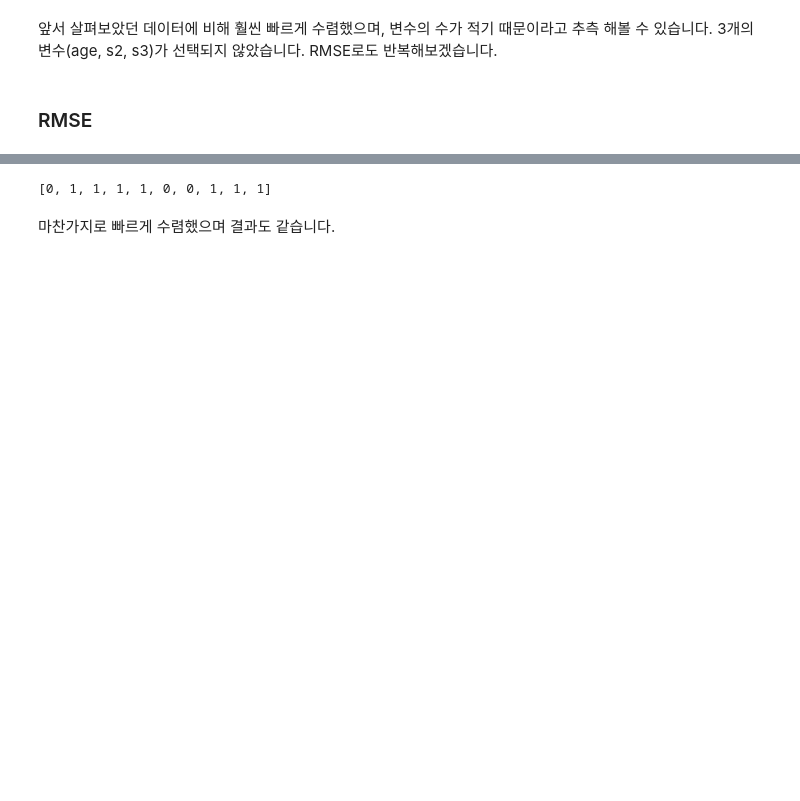
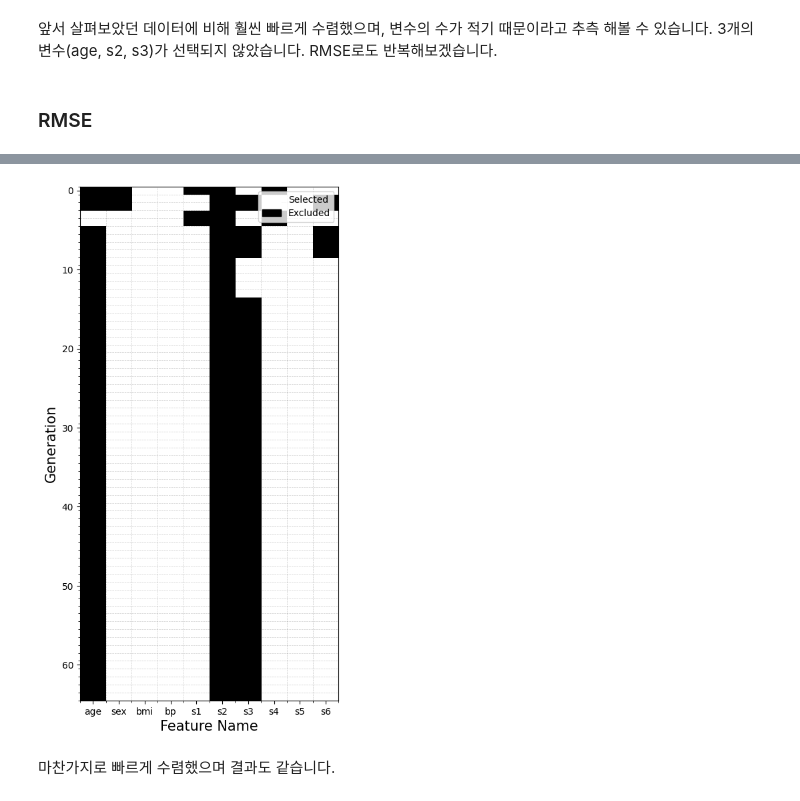
Before and after one commit to yunkio/Feature-Selection-with-Genetic-Algorithm, a Jupyter notebook: Tutorial.ipynb, the cells around one changed output, grey strips where cells are left out. Drawn from its saved outputs; the diff is of its cells as text; code cells hidden in the pictures; blank space fills up the shorter version.

```diff
--- a/Tutorial.ipynb
+++ b/Tutorial.ipynb
@@ -408,6 +468,24 @@ plt.show()
-# %%
-elite_history[-1]
-# %% [output]
-[0, 1, 1, 1, 1, 0, 0, 1, 1, 1]
-# %% [markdown]
-마찬가지로 빠르게 수렴했으며 결과도 같습니다.
+# %%
+fig, ax = plt.subplots(figsize=(5, 10))
+ax.imshow(np.array(elite_history), cmap='gray', interpolation='none', aspect='auto')
+ax.set(xticks = range(len(columns)), xticklabels=columns.values())
+plt.xlabel('Feature Name', fontsize=15)
+plt.ylabel('Generation', fontsize=15)
+
+minor_xticks = np.arange(-.5, len(columns))
+minor_yticks = np.arange(-.5, len(history))
+ax.set_yticks(minor_yticks, minor=True)
+ax.set_xticks(minor_xticks, minor=True)
+# ax.set_xticklabels(columns.values())
+
+ax.grid(which = 'minor', color='black', linestyle='--', linewidth=0.5, alpha=0.2)
+
+excluded = mpatches.Patch(color='black', label='Excluded')
+selected = mpatches.Patch(color='white', label='Selected')
+plt.legend(handles=[selected, excluded], prop={'size': 10})
+
+plt.show()
+# %% [output]
+[figure, added]
+# %% [markdown]
+마찬가지로 빠르게 수렴했으며 결과도 같습니다.
```
Also changed, not shown: parts of 26 cells of this notebook, 2 other files.
